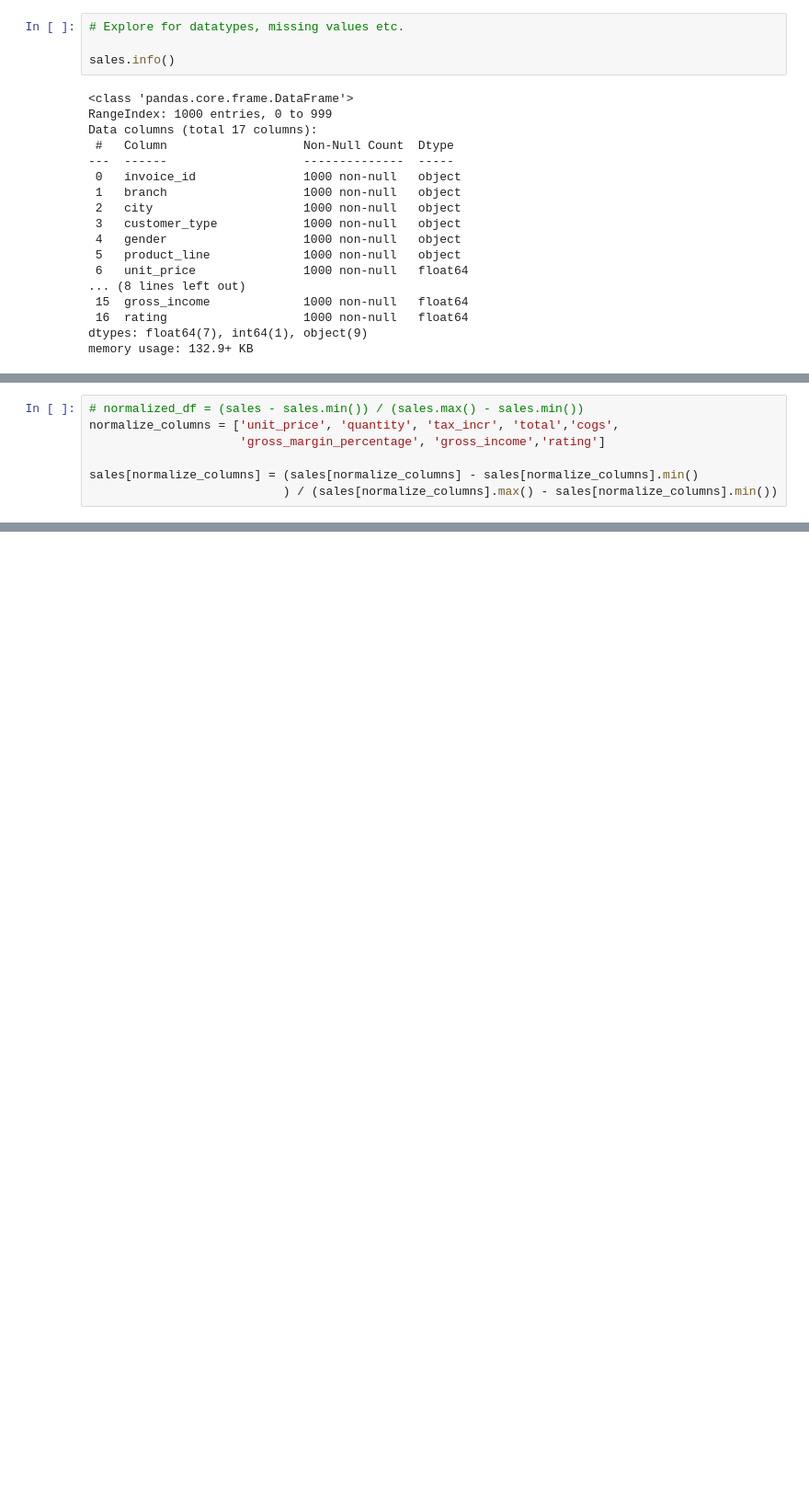
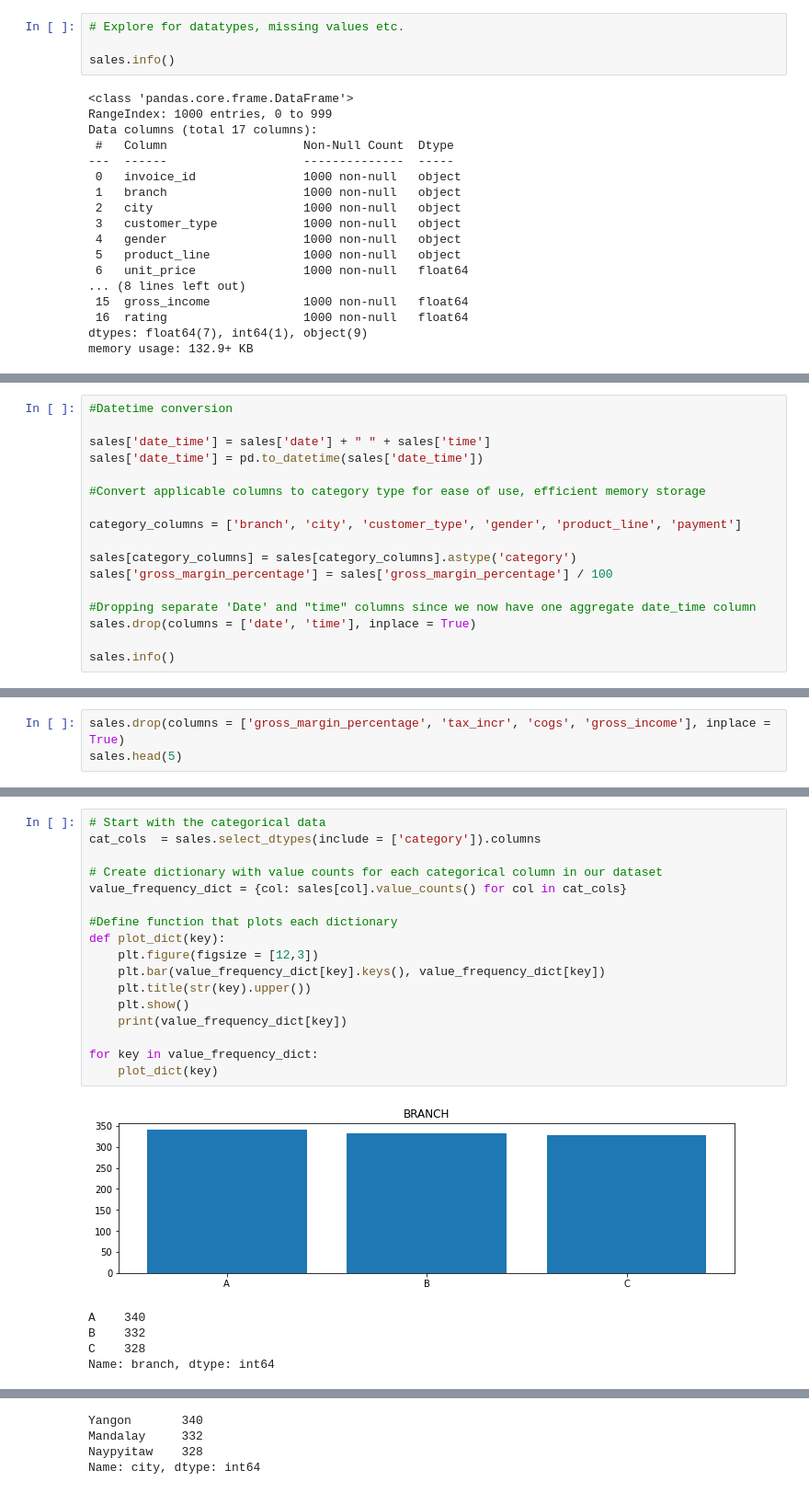
Before and after one commit to seanpoter/Supermarket_sales_analysis, a Jupyter notebook: Supermarket Sales Analysis - Workbook.ipynb, the cells around one changed output, grey strips where cells are left out. Shown at 92% size. Cells and saved outputs as stored; diff of their text form; blank space fills up the shorter version.

```diff
--- a/Supermarket Sales Analysis - Workbook.ipynb
+++ b/Supermarket Sales Analysis - Workbook.ipynb
@@ -72,7 +82,17 @@ member_non_member.head()
-# %%
-# normalized_df = (sales - sales.min()) / (sales.max() - sales.min())
-normalize_columns = ['unit_price', 'quantity', 'tax_incr', 'total','cogs',
-                     'gross_margin_percentage', 'gross_income','rating']
-
-sales[normalize_columns] = (sales[normalize_columns] - sales[normalize_columns].min()
-                           ) / (sales[normalize_columns].max() - sales[normalize_columns].min())
+# %%
+#Datetime conversion
+
+sales['date_time'] = sales['date'] + " " + sales['time']
+sales['date_time'] = pd.to_datetime(sales['date_time'])
+
+#Convert applicable columns to category type for ease of use, efficient memory storage
+
+category_columns = ['branch', 'city', 'customer_type', 'gender', 'product_line', 'payment']
+
+sales[category_columns] = sales[category_columns].astype('category')
+sales['gross_margin_percentage'] = sales['gross_margin_percentage'] / 100
+
+#Dropping separate 'Date' and "time" columns since we now have one aggregate date_time column
+sales.drop(columns = ['date', 'time'], inplace = True)
+
+sales.info()
@@ -78,0 +141,3 @@ sales[normalize_columns] = (sales[normalize_columns] - sales[normalize_columns].
+# %%
+sales.drop(columns = ['gross_margin_percentage', 'tax_incr', 'cogs', 'gross_income'], inplace = True)
+sales.head(5)
@@ -78,0 +162,23 @@ sales[normalize_columns] = (sales[normalize_columns] - sales[normalize_columns].
+# %%
+# Start with the categorical data
+cat_cols  = sales.select_dtypes(include = ['category']).columns
+
+# Create dictionary with value counts for each categorical column in our dataset
+value_frequency_dict = {col: sales[col].value_counts() for col in cat_cols}
+
+#Define function that plots each dictionary
+def plot_dict(key):
+    plt.figure(figsize = [12,3])
+    plt.bar(value_frequency_dict[key].keys(), value_frequency_dict[key])
+    plt.title(str(key).upper())
+    plt.show()
+    print(value_frequency_dict[key])
+
+for key in value_frequency_dict:
+    plot_dict(key)
+# %% [output]
+[figure, added]
+A    340
+B    332
+C    328
+Name: branch, dtype: int64
@@ -78,0 +186,4 @@ sales[normalize_columns] = (sales[normalize_columns] - sales[normalize_columns].
+Yangon       340
+Mandalay     332
+Naypyitaw    328
+Name: city, dtype: int64
```
Also changed, not shown: parts of 35 cells of this notebook.
